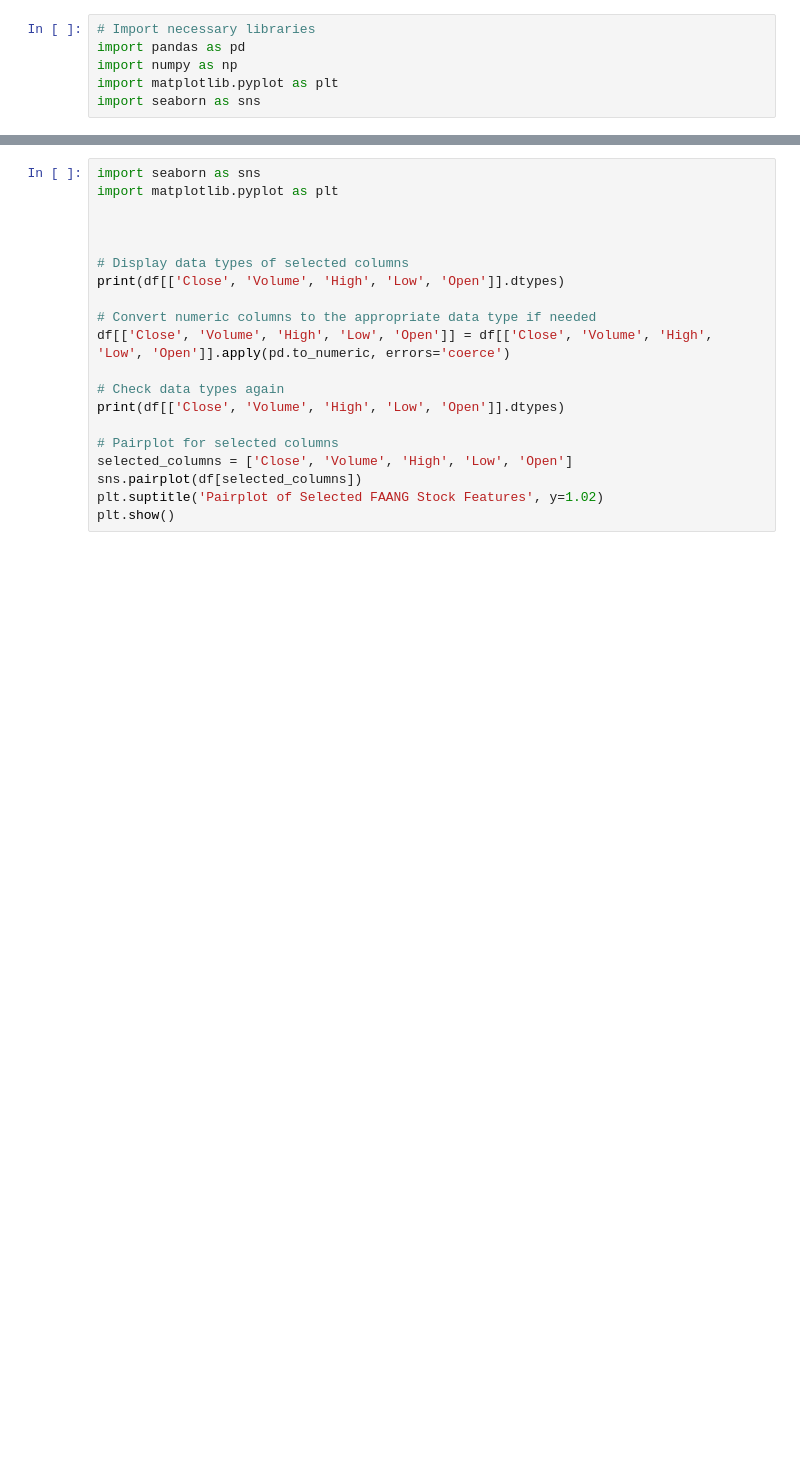
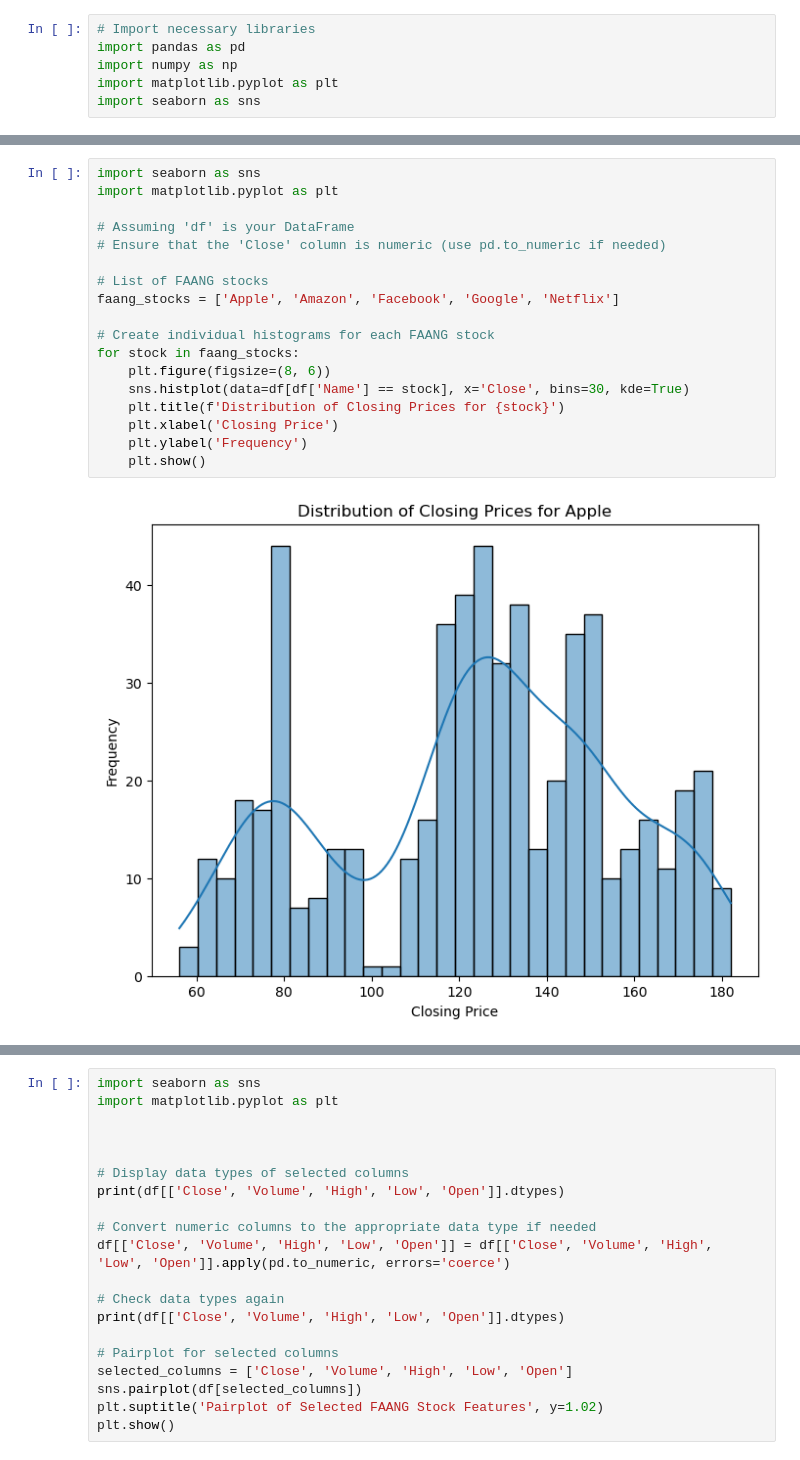
Before and after one commit to SahillMulani/Database-and-Analytics-Programming-Project, a Jupyter notebook: x22217061/FAANG ETL.ipynb, the cells around one changed output, grey strips where cells are left out. Cells and saved outputs as stored; diff of their text form; blank space fills up the shorter version.

```diff
--- a/x22217061/FAANG ETL.ipynb
+++ b/x22217061/FAANG ETL.ipynb
@@ -117,0 +150,20 @@ plt.show()
+# %%
+import seaborn as sns
+import matplotlib.pyplot as plt
+
+# Assuming 'df' is your DataFrame
+# Ensure that the 'Close' column is numeric (use pd.to_numeric if needed)
+
+# List of FAANG stocks
+faang_stocks = ['Apple', 'Amazon', 'Facebook', 'Google', 'Netflix']
+
+# Create individual histograms for each FAANG stock
+for stock in faang_stocks:
+    plt.figure(figsize=(8, 6))
+    sns.histplot(data=df[df['Name'] == stock], x='Close', bins=30, kde=True)
+    plt.title(f'Distribution of Closing Prices for {stock}')
+    plt.xlabel('Closing Price')
+    plt.ylabel('Frequency')
+    plt.show()
+# %% [output]
+[figure, added]
```
Also changed, not shown: parts of 7 cells of this notebook.
